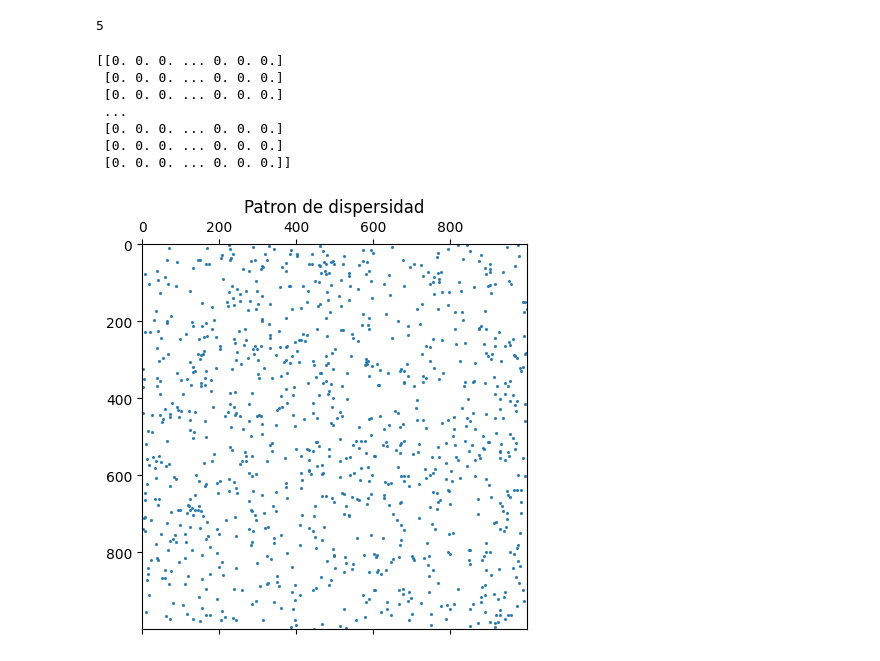
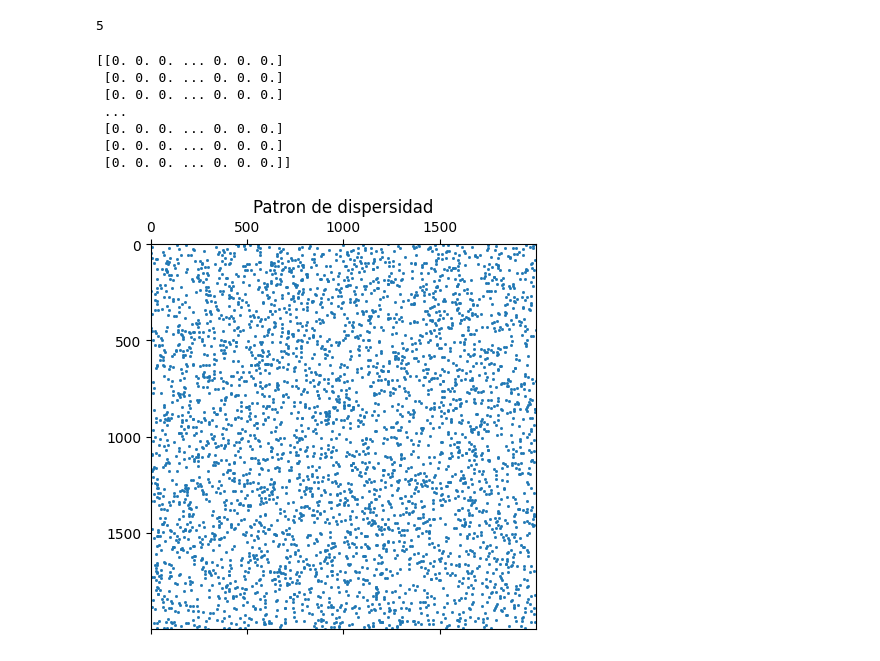
Before and after one commit to marilynbgl/investigacionOperativa, a Jupyter notebook: sparseMatrices.ipynb, the cells around one changed output. Saved outputs shown, nothing was run; the diff lists cells and outputs as text; code cells hidden in the pictures.

```diff
--- a/sparseMatrices.ipynb
+++ b/sparseMatrices.ipynb
@@ -44,23 +44,23 @@ A_csr <Compressed Sparse Row sparse matrix of dtype 'int64'
  [0 0 0 0 6]]
 5
 # %%
-nrows=1000
-ncols=1000
+nrows=2000
+ncols=2000
 A=sp.random(nrows,ncols,density=0.001, format='csr', data_rvs=np.random.randn)
 print(A.toarray())
 plt.figure(figsize=(5,5))
 plt.spy(A, markersize=1)
 plt.title("Patron de dispersidad")
 plt.show()
 # %% [output]
 [[0. 0. 0. ... 0. 0. 0.]
  [0. 0. 0. ... 0. 0. 0.]
  [0. 0. 0. ... 0. 0. 0.]
  ...
  [0. 0. 0. ... 0. 0. 0.]
  [0. 0. 0. ... 0. 0. 0.]
  [0. 0. 0. ... 0. 0. 0.]]
-[figure, old version]
+[figure, new version]
 # %%
 nrows=900
 ncols=900
```
Also changed, not shown: parts of 1 cell of this notebook, 4 other files.
